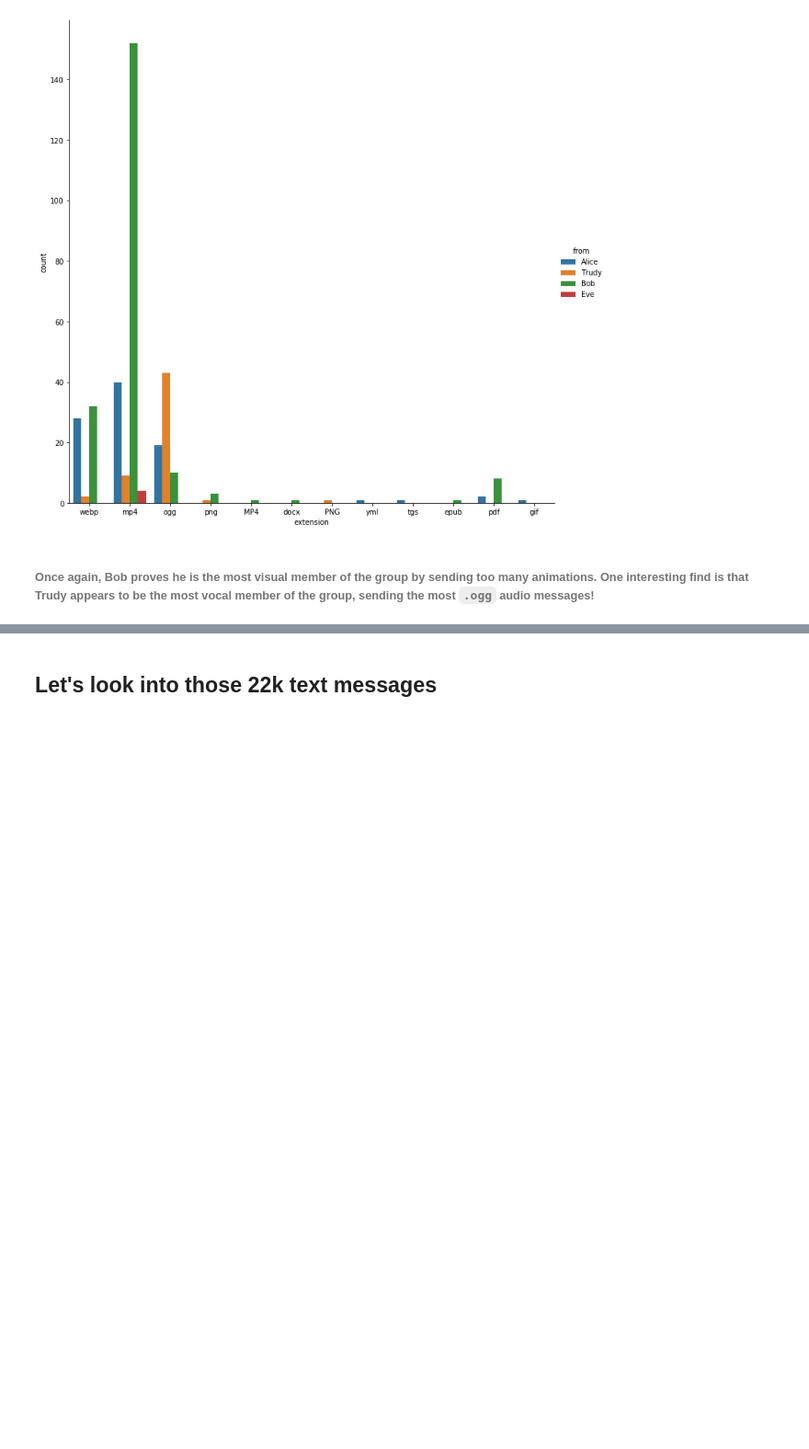
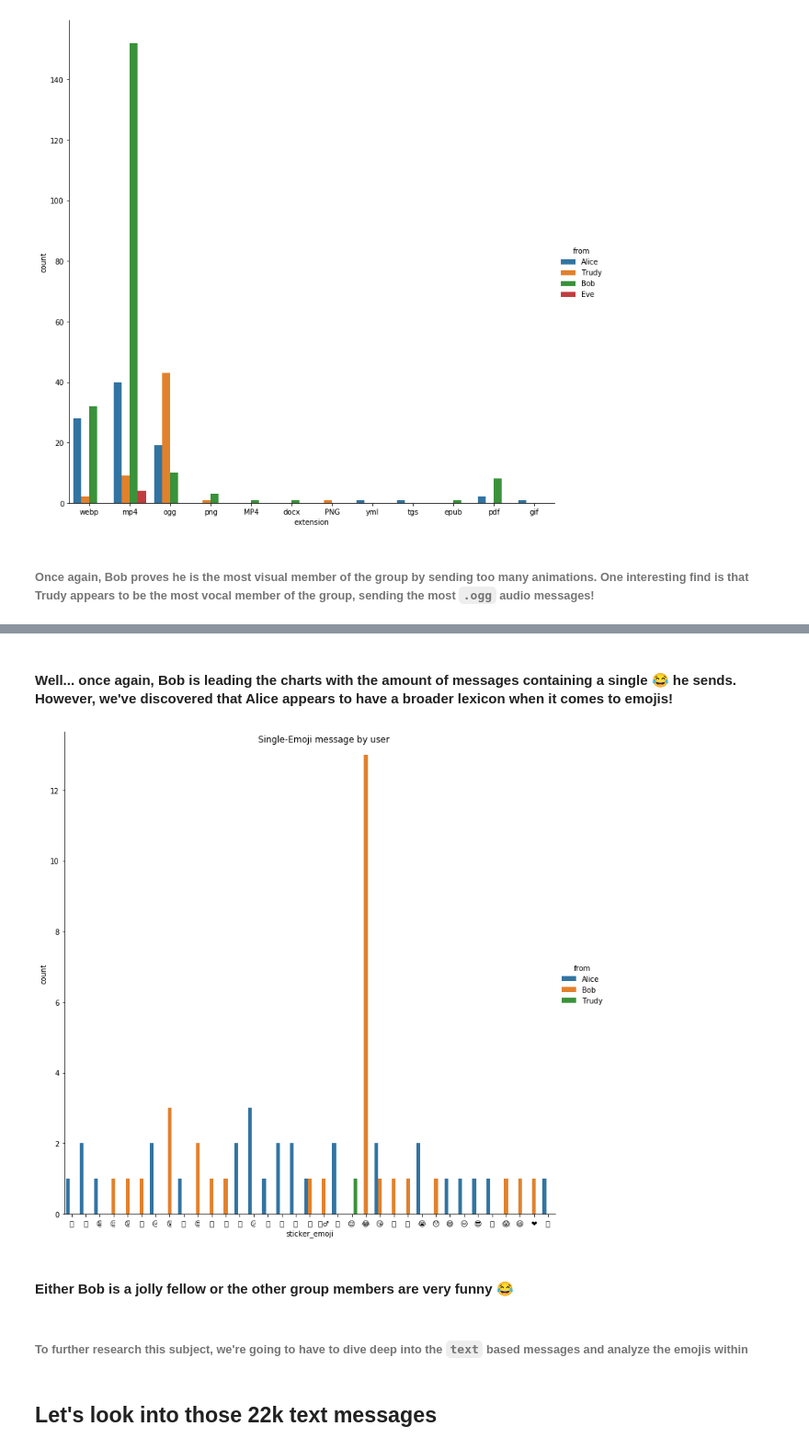
Before and after one commit to galimba/telegram-group-analytics, a Jupyter notebook: terapia_de_grupo.ipynb, the cells around one changed output, grey strips where cells are left out. Shown at 92% size. Drawn from its saved outputs; the diff is of its cells as text; code cells hidden in the pictures; blank space fills up the shorter version.

```diff
--- a/terapia_de_grupo.ipynb
+++ b/terapia_de_grupo.ipynb
@@ -333,2 +382,16 @@ g = sns.catplot(x="extension", hue="from",
+# %% [markdown]
+#### Well... once again, Bob is leading the charts with the amount of messages containing a single 😂 he sends. However, we've discovered that Alice appears to have a broader lexicon when it comes to emojis!
+# %%
+# plotting them all side by side for comparison
+g = sns.catplot(x="sticker_emoji", hue="from",
+                data=solo_emoji_df, kind="count",
+                height=10,orient='h')
+g.fig.suptitle('Single-Emoji message by user');
+# %% [output]
+[figure, added]
+# %% [markdown]
+#### Either Bob is a jolly fellow or the other group members are very funny 😂
+# %% [markdown]
+###### To further research this subject, we're going to have to dive deep into the `text` based messages and analyze the emojis within
 # %% [markdown]
 ## Let's look into those 22k text messages
```
Also changed, not shown: parts of 26 cells of this notebook.
